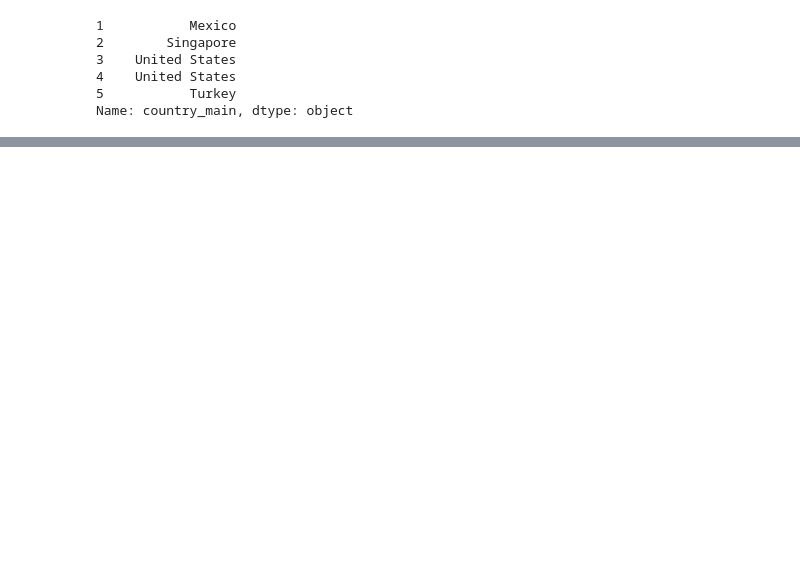
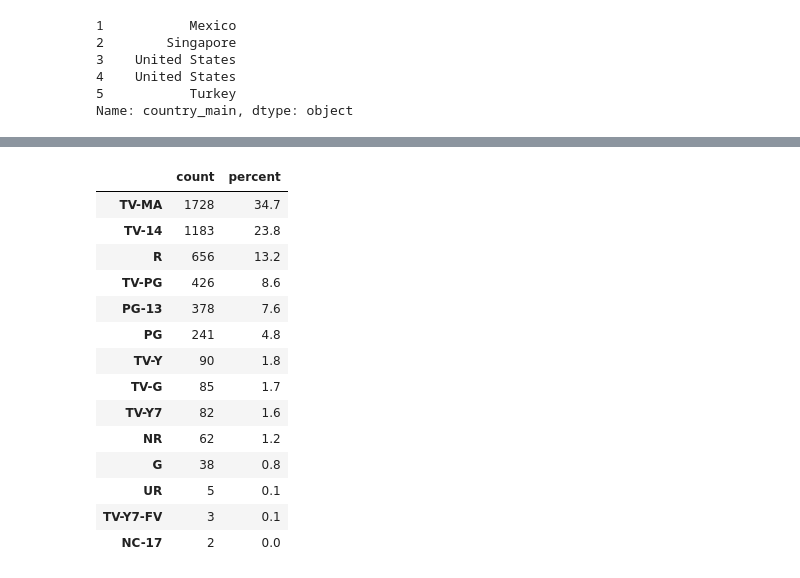
Before and after one commit to EddyGiusepe/Sistema_RECOMENDACION_Netflix, a Jupyter notebook: Netflix_RECOMMENDATION.ipynb, the cells around one changed output, grey strips where cells are left out. Drawn from its saved outputs; the diff is of its cells as text; code cells hidden in the pictures; blank space fills up the shorter version.

```diff
--- a/Netflix_RECOMMENDATION.ipynb
+++ b/Netflix_RECOMMENDATION.ipynb
@@ -340,0 +341,22 @@ pd.DataFrame({"count":count, "percent":percent})
+# %%
+# Como podemos observar aqui: TV-MA, TV-14 e R ocupam os três primeiros lugares em preferência
+
+count = df["rating"].value_counts()
+percent = 100*df['rating'].value_counts(normalize=True)
+pd.DataFrame({"count":count, "percent":percent.round(1)})
+# %% [output]
+|  | count | percent |
+| TV-MA | 1728 | 34.7 |
+| TV-14 | 1183 | 23.8 |
+| R | 656 | 13.2 |
+| TV-PG | 426 | 8.6 |
+| PG-13 | 378 | 7.6 |
+| PG | 241 | 4.8 |
+| TV-Y | 90 | 1.8 |
+| TV-G | 85 | 1.7 |
+| TV-Y7 | 82 | 1.6 |
+| NR | 62 | 1.2 |
+| G | 38 | 0.8 |
+| UR | 5 | 0.1 |
+| TV-Y7-FV | 3 | 0.1 |
+| NC-17 | 2 | 0.0 |
```
Also changed, not shown: parts of 6 cells of this notebook.
